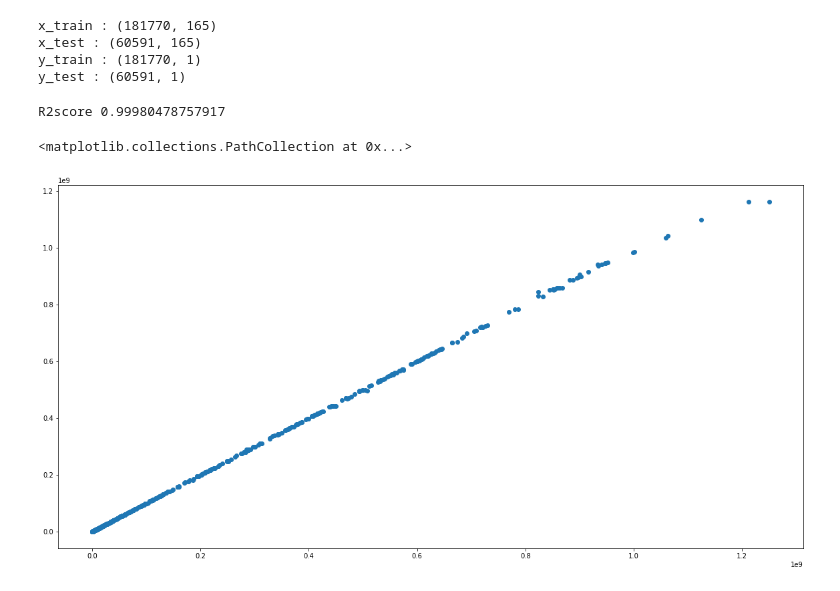
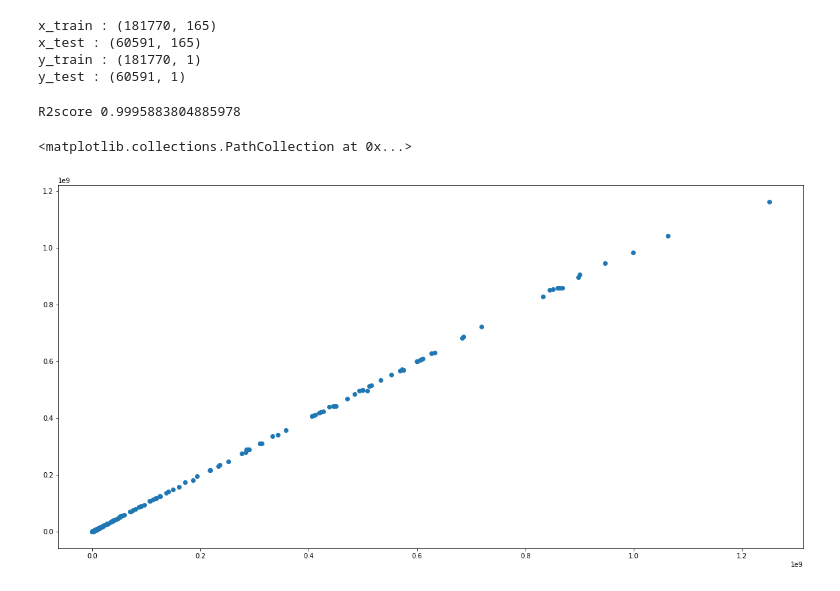
Before and after one commit to rahul0101rock/Crop-Yield-Prediction, a Jupyter notebook: Crop Prediction.ipynb, the cells around one changed output. Saved outputs shown, nothing was run; the diff lists cells and outputs as text; code cells hidden in the pictures.

Commit message:
R2Score of Full Model on Test Data

```diff
--- a/Crop Prediction.ipynb
+++ b/Crop Prediction.ipynb
@@ -68,15 +68,15 @@ y_test : (60591, 1)
 # %%
 filename = 'rf_model.sav'
 model=joblib.load(filename)
-predict = model.predict(x)
+predict = model.predict(x_test)
 # %%
-r = r2_score(y,predict)
+r = r2_score(y_test,predict)
 print("R2score",r)
 # %% [output]
-R2score 0.99980478757917
+R2score 0.9995883804885978
 # %%
 plt.figure(figsize=(20,10))
-plt.scatter(y,predict)
+plt.scatter(y_test,predict)
 # %% [output]
 <matplotlib.collections.PathCollection at 0x...>
-[figure, old version]
+[figure, new version]
```
